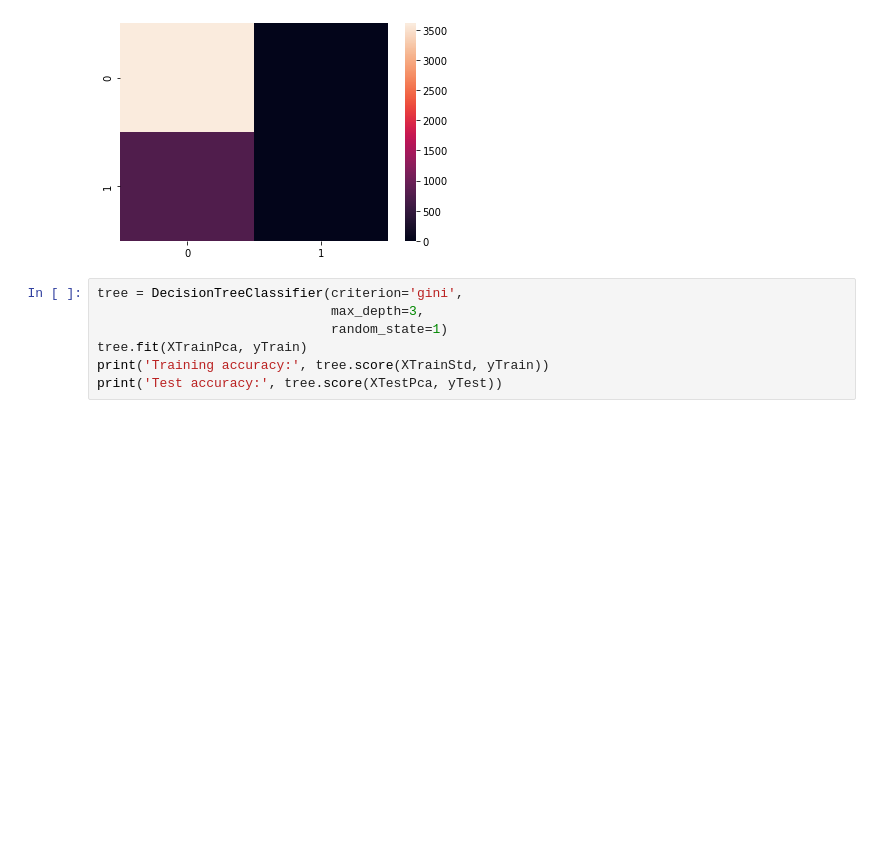
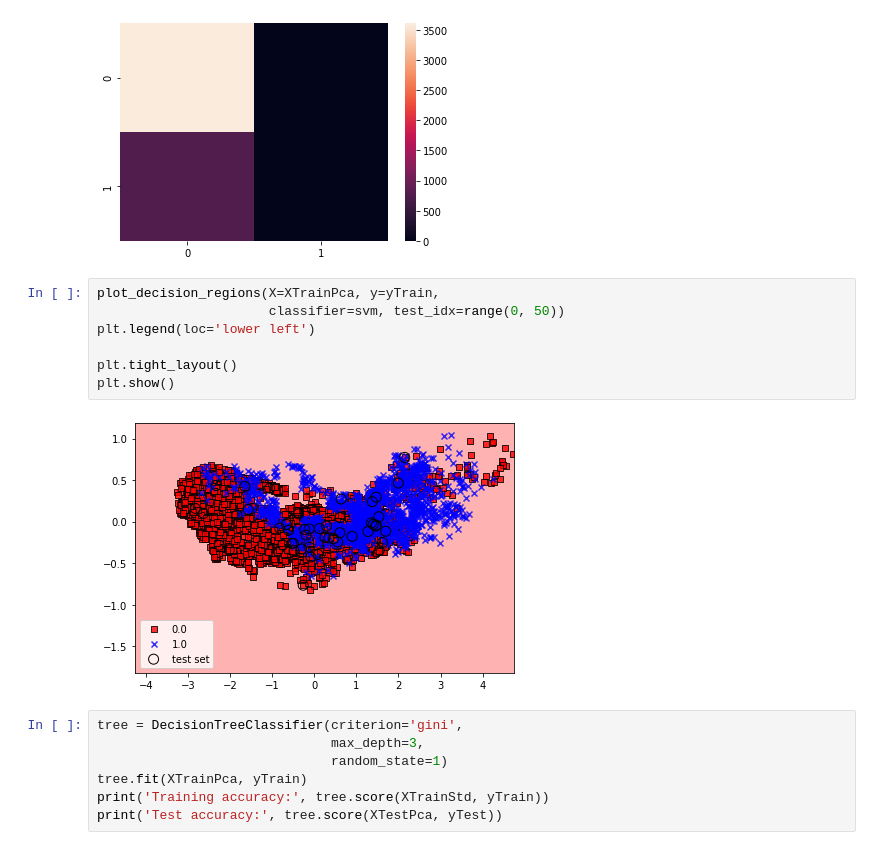
Before and after one commit to lal0904/YanrongWu-PHBS_MLF_2019, a Jupyter notebook: Final Group Project/Code/MLFinalProject.ipynb, the cells around one changed output. Cells and saved outputs as stored; diff of their text form; blank space fills up the shorter version.

```diff
--- a/Final Group Project/Code/MLFinalProject.ipynb
+++ b/Final Group Project/Code/MLFinalProject.ipynb
@@ -256,6 +351,15 @@ seaborn.heatmap(svmConfusion)
 plt.show()
 # %% [output]
 [figure]
+# %%
+plot_decision_regions(X=XTrainPca, y=yTrain,
+                      classifier=svm, test_idx=range(0, 50))
+plt.legend(loc='lower left')
+
+plt.tight_layout()
+plt.show()
+# %% [output]
+[figure, added]
 # %%
 tree = DecisionTreeClassifier(criterion='gini',
                               max_depth=3,
```
Also changed, not shown: parts of 5 cells of this notebook.
